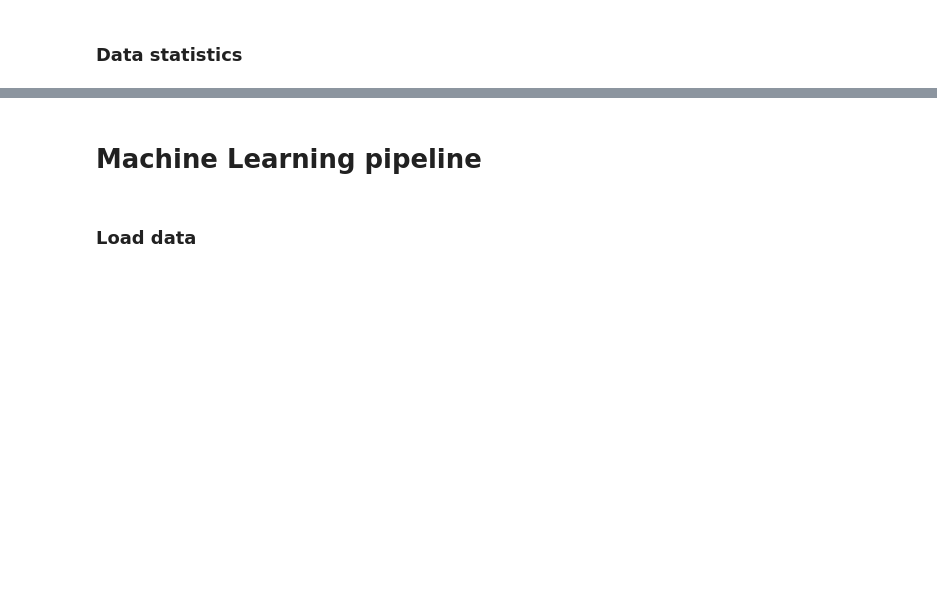
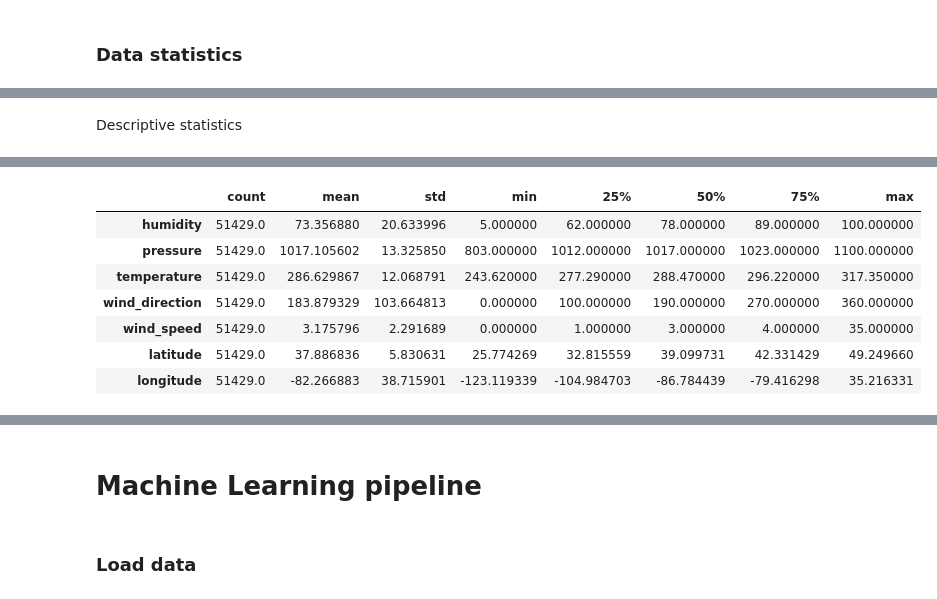
Before and after one commit to khanhdq109/Big-Data-for-Weather-Forecasting, a Jupyter notebook: pipeline.ipynb, the cells around one changed output, grey strips where cells are left out. Saved outputs shown, nothing was run; the diff lists cells and outputs as text; code cells hidden in the pictures; blank space fills up the shorter version.

```diff
--- a/pipeline.ipynb
+++ b/pipeline.ipynb
@@ -31,0 +54,10 @@ AGGREGATED_DATASET_PATH = 'datasets/historical-hourly-weather-dataset/aggregated
+# %%
+features = [
+    'humidity',
+    'pressure',
+    'temperature',
+    'wind_direction',
+    'wind_speed',
+    'latitude',
+    'longitude',
+]
@@ -31,0 +73,5 @@ AGGREGATED_DATASET_PATH = 'datasets/historical-hourly-weather-dataset/aggregated
+# %% [markdown]
+Descriptive statistics
+# %%
+data[features].describe().transpose()
+# %% [output]
@@ -31,0 +79,8 @@ AGGREGATED_DATASET_PATH = 'datasets/historical-hourly-weather-dataset/aggregated
+|  | count | mean | std | min | 25% | 50% | 75% | max |
+| humidity | 51429.0 | 73.356880 | 20.633996 | 5.000000 | 62.000000 | 78.000000 | 89.000000 | 100.000000 |
+| pressure | 51429.0 | 1017.105602 | 13.325850 | 803.000000 | 1012.000000 | 1017.000000 | 1023.000000 | 1100.000000 |
+| temperature | 51429.0 | 286.629867 | 12.068791 | 243.620000 | 277.290000 | 288.470000 | 296.220000 | 317.350000 |
+| wind_direction | 51429.0 | 183.879329 | 103.664813 | 0.000000 | 100.000000 | 190.000000 | 270.000000 | 360.000000 |
+| wind_speed | 51429.0 | 3.175796 | 2.291689 | 0.000000 | 1.000000 | 3.000000 | 4.000000 | 35.000000 |
+| latitude | 51429.0 | 37.886836 | 5.830631 | 25.774269 | 32.815559 | 39.099731 | 42.331429 | 49.249660 |
+| longitude | 51429.0 | -82.266883 | 38.715901 | -123.119339 | -104.984703 | -86.784439 | -79.416298 | 35.216331 |
```
Also changed, not shown: parts of 22 cells of this notebook, 1 other file.
